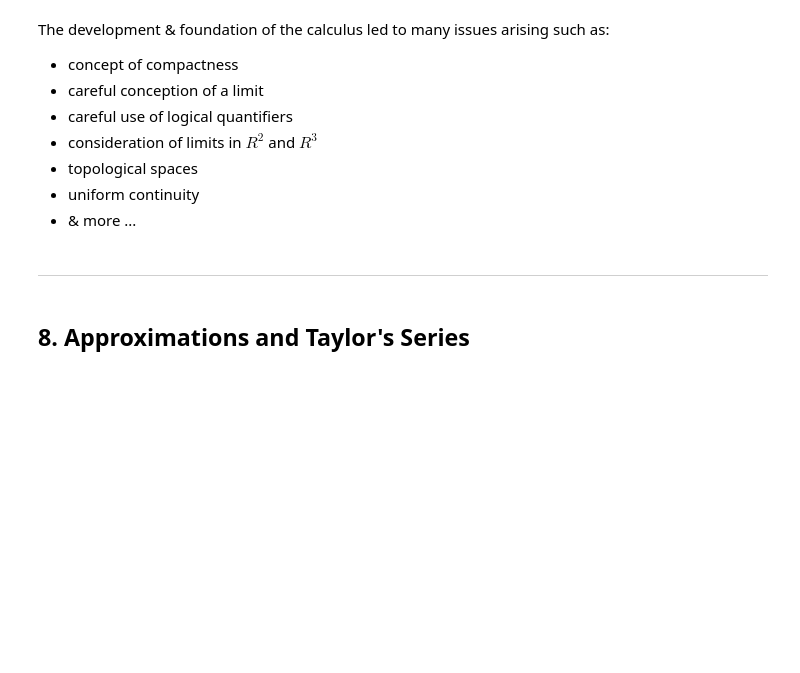
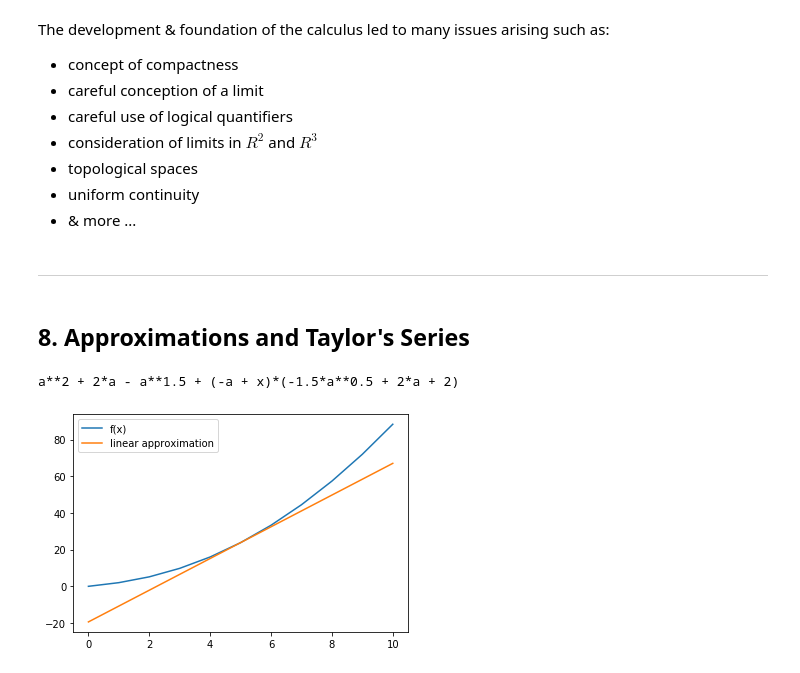
Before and after one commit to James-G-Hill/Sympy-Companion-to-Mathematics-Form-and-Function, a Jupyter notebook: Chapter 6.ipynb, the cells around one changed output. Saved outputs shown, nothing was run; the diff lists cells and outputs as text; code cells hidden in the pictures; blank space fills up the shorter version.

Commit message:
Added ch.6 section 8 on approximations & Taylor series

```diff
--- a/Chapter 6.ipynb
+++ b/Chapter 6.ipynb
@@ -220,3 +220,34 @@ The development & foundation of the calculus led to many issues arising such as:
 ***
 # %% [markdown]
 ## 8. Approximations and Taylor's Series
+# %%
+# The 1st derivative of a function allows an approximation of that
+# function by a linear function:
+
+from matplotlib import pyplot as plt
+from sympy import *
+
+a = Symbol('a')
+x = Symbol('x')
+
+f = lambda z: z**2 - z**1.5 + 2 * z
+linear_approximation = f(a) + (x - a) * f(a).diff(a)
+print(linear_approximation)
+
+linear_approximation = lambdify((x, a), linear_approximation)
+
+hold_a = 5
+x_hat = [f(y) for y in list(range(0, 11))]
+y_hat = [linear_approximation(y, hold_a) for y in list(range(0, 11))]
+
+plt.plot(x_hat, label = "f(x)")
+plt.plot(y_hat, label = "linear approximation")
+plt.legend()
+plt.show()
+
+# In the chart below we see that as 'x' approaches 'a' the value of
+# f(a) approximates ever more closely the value of f(x)
+# the linear function is tangent to f(x) where x = a
+# %% [output]
+a**2 + 2*a - a**1.5 + (-a + x)*(-1.5*a**0.5 + 2*a + 2)
+[figure, added]
```
Also changed, not shown: parts of 5 cells of this notebook.
